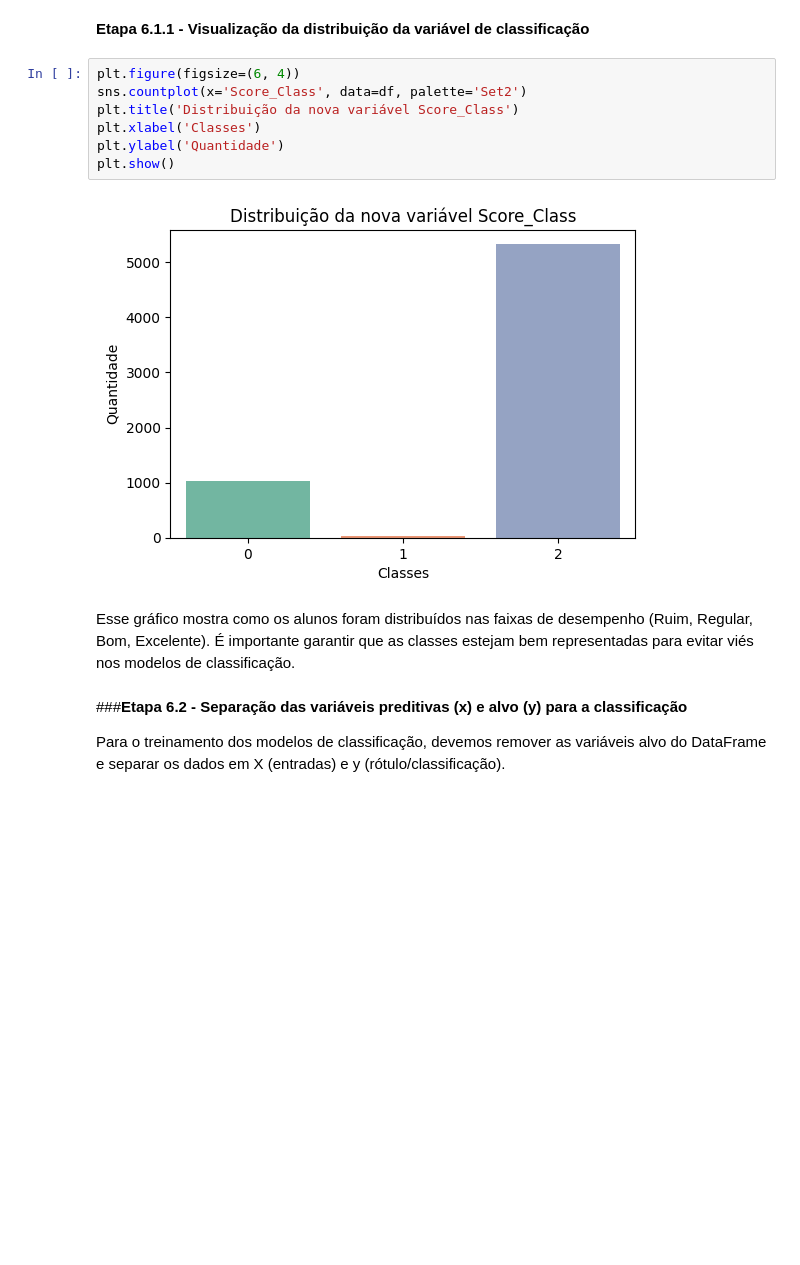
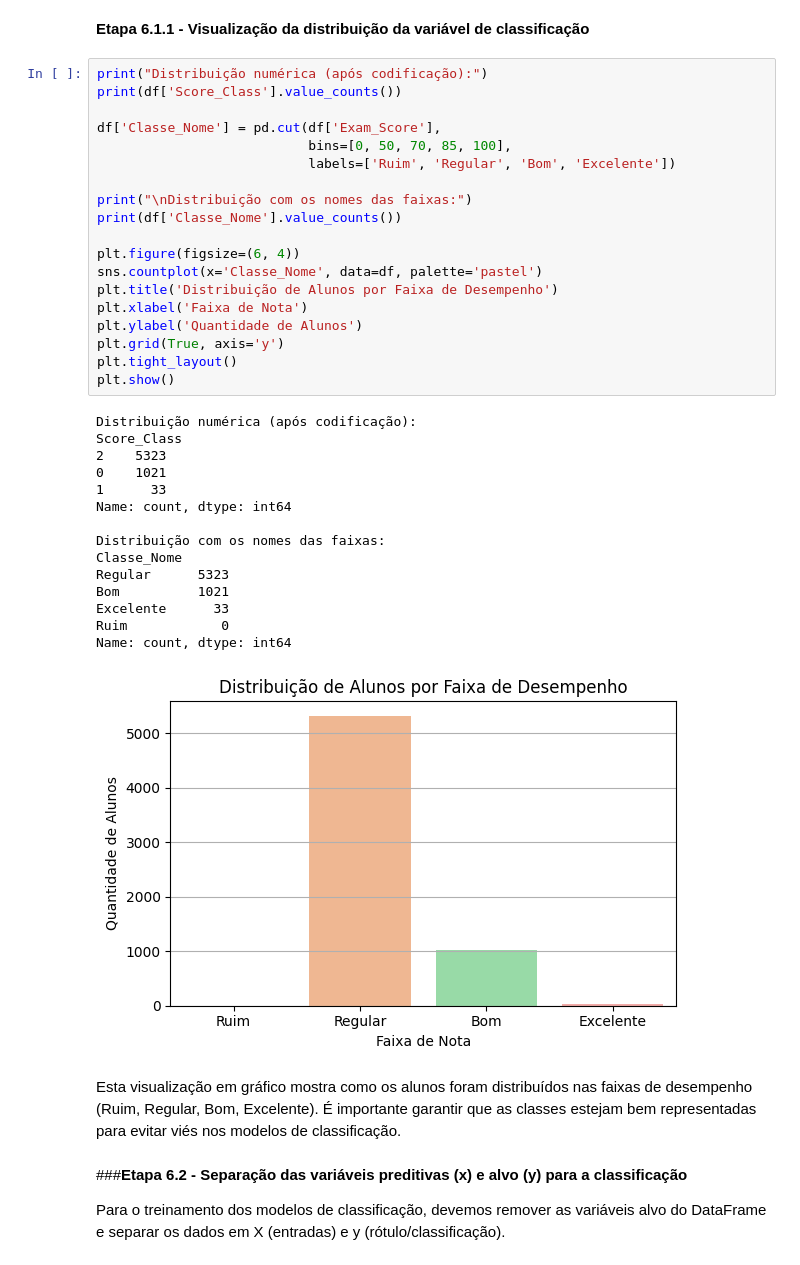
Before and after one commit to vitao-bolado/Trabalho2_AnaliseDados, a Jupyter notebook: Trabalho2_AnaliseDados_VitorFaustinoTirabassi.ipynb, the cells around one changed output. Drawn from its saved outputs; the diff is of its cells as text; blank space fills up the shorter version.

```diff
--- a/Trabalho2_AnaliseDados_VitorFaustinoTirabassi.ipynb
+++ b/Trabalho2_AnaliseDados_VitorFaustinoTirabassi.ipynb
@@ -247,17 +252,43 @@ df.dropna(subset=['Score_Class'], inplace=True)
 df['Score_Class'] = le.fit_transform(df['Score_Class'])
 # %% [markdown]
 **Etapa 6.1.1 - Visualização da distribuição da variável de classificação**
-# %%
-plt.figure(figsize=(6, 4))
-sns.countplot(x='Score_Class', data=df, palette='Set2')
-plt.title('Distribuição da nova variável Score_Class')
-plt.xlabel('Classes')
-plt.ylabel('Quantidade')
-plt.show()
-# %% [output]
-[figure, removed]
+# %%
+print("Distribuição numérica (após codificação):")
+print(df['Score_Class'].value_counts())
+
+df['Classe_Nome'] = pd.cut(df['Exam_Score'],
+                           bins=[0, 50, 70, 85, 100],
+                           labels=['Ruim', 'Regular', 'Bom', 'Excelente'])
+
+print("\nDistribuição com os nomes das faixas:")
+print(df['Classe_Nome'].value_counts())
+
+plt.figure(figsize=(6, 4))
+sns.countplot(x='Classe_Nome', data=df, palette='pastel')
+plt.title('Distribuição de Alunos por Faixa de Desempenho')
+plt.xlabel('Faixa de Nota')
+plt.ylabel('Quantidade de Alunos')
+plt.grid(True, axis='y')
+plt.tight_layout()
+plt.show()
+# %% [output]
+Distribuição numérica (após codificação):
+Score_Class
+2    5323
+0    1021
+1      33
+Name: count, dtype: int64
+
+Distribuição com os nomes das faixas:
+Classe_Nome
+Regular      5323
+Bom          1021
+Excelente      33
+Ruim            0
+Name: count, dtype: int64
+[figure, added]
 # %% [markdown]
-Esse gráfico mostra como os alunos foram distribuídos nas faixas de desempenho (Ruim, Regular, Bom, Excelente). É importante garantir que as classes estejam bem representadas para evitar viés nos modelos de classificação.
+Esta visualização em gráfico mostra como os alunos foram distribuídos nas faixas de desempenho (Ruim, Regular, Bom, Excelente). É importante garantir que as classes estejam bem representadas para evitar viés nos modelos de classificação.
 # %% [markdown]
 ###**Etapa 6.2 - Separação das variáveis preditivas (x) e alvo (y) para a classificação**
 
```
Also changed, not shown: parts of 32 cells of this notebook.
